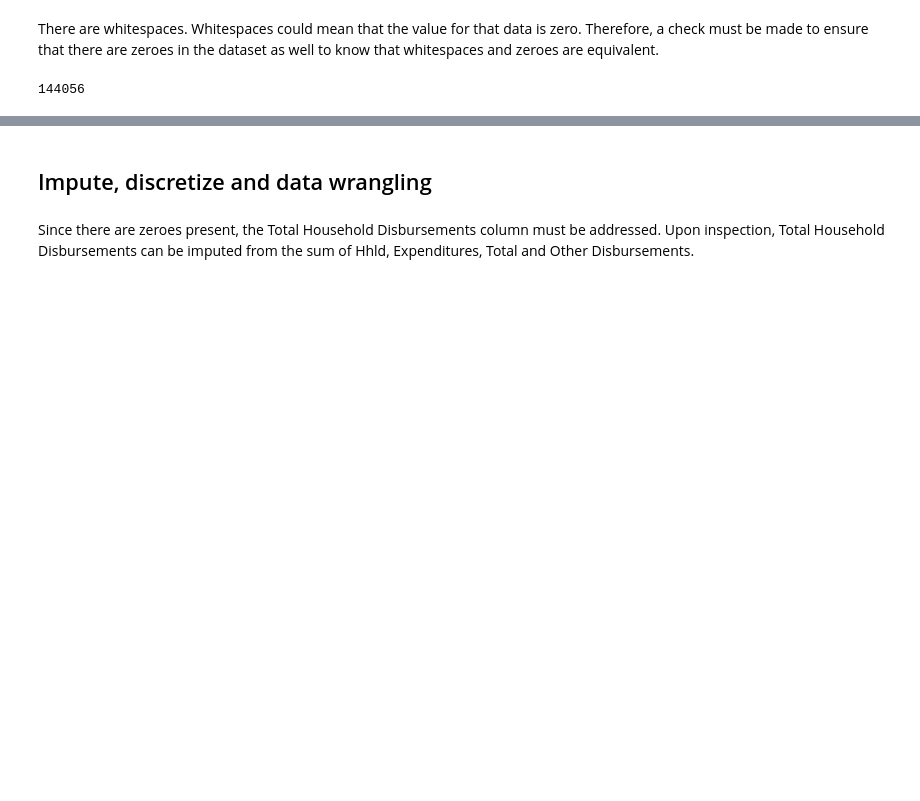
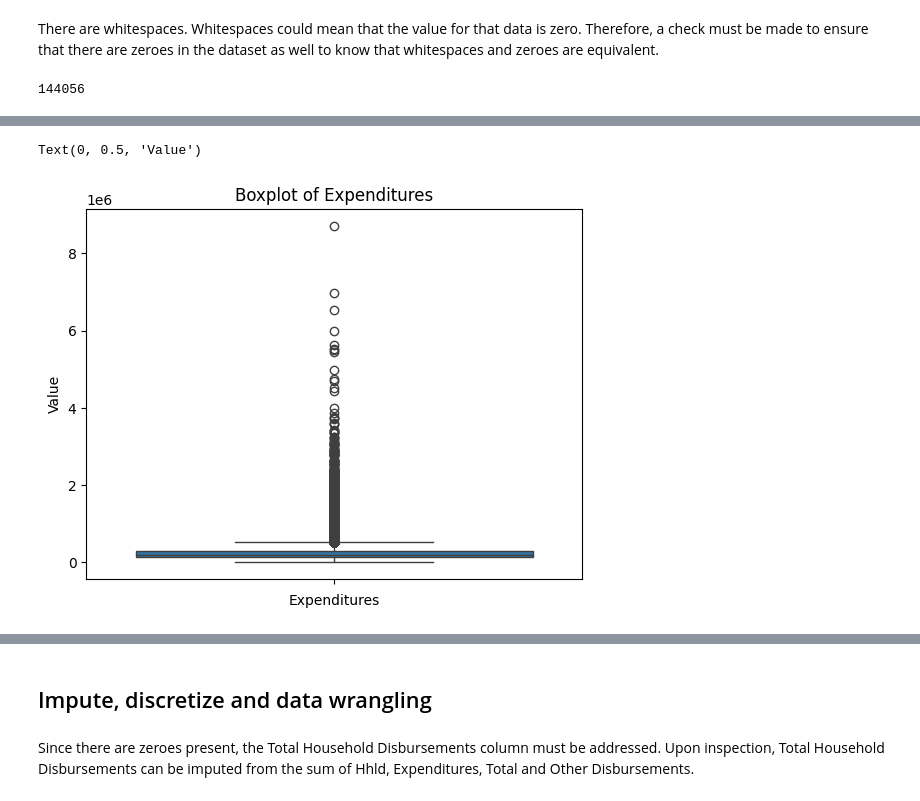
Before and after one commit to angelodelapaz/DataMiningPrelims, a Jupyter notebook: notebooks/01-EDA.ipynb, the cells around one changed output, grey strips where cells are left out. Drawn from its saved outputs; the diff is of its cells as text; code cells hidden in the pictures; blank space fills up the shorter version.

```diff
--- a/notebooks/01-EDA.ipynb
+++ b/notebooks/01-EDA.ipynb
@@ -225,0 +266,8 @@ print(fies_df['Total Household Disbursements'].value_counts().where(fies_df['Tot
+# %%
+sns.boxplot(removed_duplicates['Hhld, Expenditures, Total'])
+plt.title('Boxplot of Expenditures')
+plt.xlabel('Expenditures')
+plt.ylabel('Value')
+# %% [output]
+Text(0, 0.5, 'Value')
+[figure, added]
```
Also changed, not shown: parts of 22 cells of this notebook.
